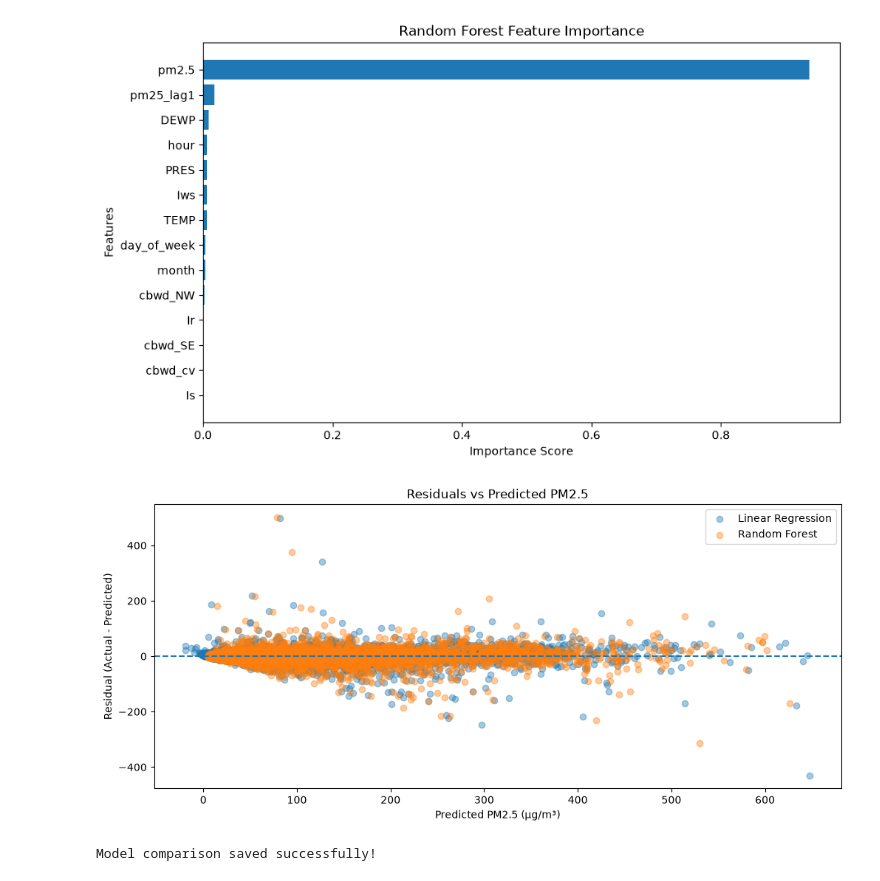
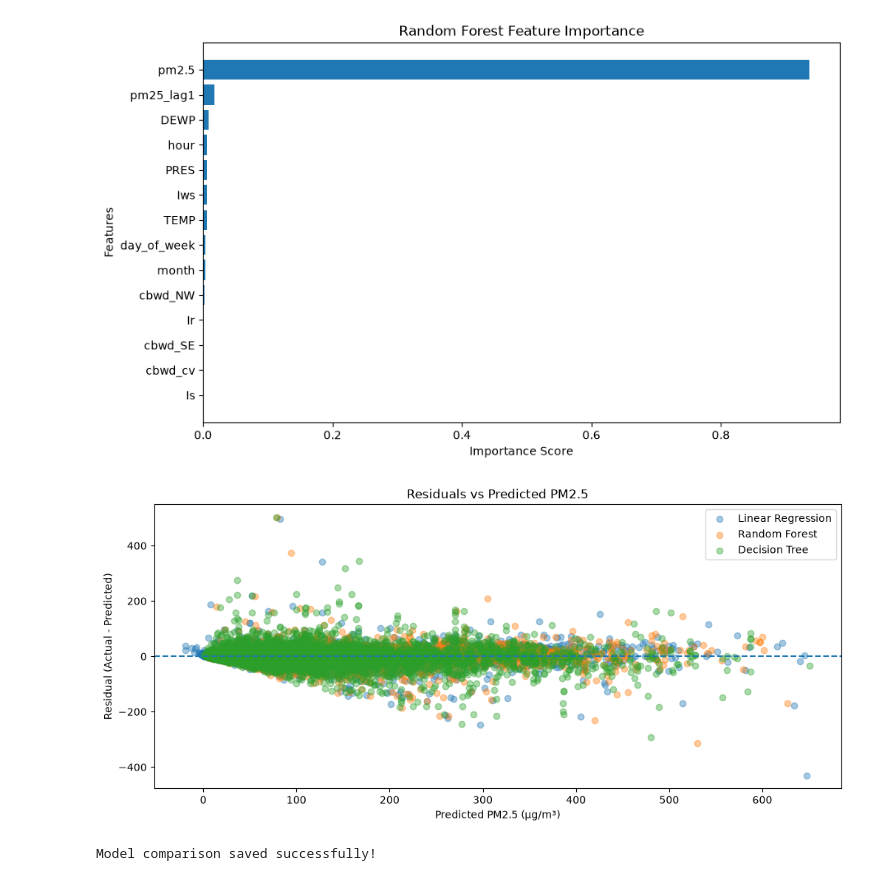
Before and after one commit to mkosh725/AirSense-ML, a Jupyter notebook: notebooks/04_feature_engineering.ipynb, the cells around one changed output. Saved outputs shown, nothing was run; the diff lists cells and outputs as text; code cells hidden in the pictures.

Commit message:
Add Decision Tree Regressor model training and evaluation

```diff
--- a/notebooks/04_feature_engineering.ipynb
+++ b/notebooks/04_feature_engineering.ipynb
@@ -5,7 +5,7 @@ import pandas as pd
 import numpy as np
 
 df_fe = pd.read_csv(
-    "../data/processed/air_quality_cleaned.csv",
+    "/Users/prajwalt/Downloads/air_quality_cleaned.csv",
     parse_dates=["datetime"]
 )
 # %%
@@ -127,3 +129,7 @@ from sklearn.ensemble import RandomForestRegressor
 print("Models imported successfully!")
 # %% [output]
 Models imported successfully!
+# %%
+dt_model = DecisionTreeRegressor(random_state=42)
+
+dt_model.fit(X_train, y_train)
@@ -130,3 +148,5 @@ Models imported successfully!
+# %%
+y_pred_dt = dt_model.predict(X_test)
 # %%
 #[MB02] Train Linear Regression
 
@@ -263,9 +318,11 @@ plt.show()
 # %%
-#[MB09] Calculate prediction residuals
+# [MB09] Calculate prediction residuals
 
 lr_residuals = y_test.values - y_pred_lr
 rf_residuals = y_test.values - y_pred_rf
+dt_residuals = y_test.values - y_pred_dt
 
 print("Linear Regression Mean Residual:", np.mean(lr_residuals))
 print("Random Forest Mean Residual:", np.mean(rf_residuals))
+print("Decision Tree Mean Residual:", np.mean(dt_residuals))
 # %% [output]
@@ -353,40 +414,47 @@ plt.show()
 # %% [output]
 [figure]
 # %%
-#[MB13] Plot residuals against predicted values
+# [MB13] Plot residuals against predicted values
 
 plt.figure(figsize=(12, 5))
 
 plt.scatter(
     y_pred_lr,
     lr_residuals,
     alpha=0.4,
     label="Linear Regression"
 )
 
 plt.scatter(
     y_pred_rf,
     rf_residuals,
     alpha=0.4,
     label="Random Forest"
 )
 
+plt.scatter(
+    y_pred_dt,
+    dt_residuals,
+    alpha=0.4,
+    label="Decision Tree"
+)
+
 plt.axhline(0, linestyle="--")
 
 plt.title("Residuals vs Predicted PM2.5")
 plt.xlabel("Predicted PM2.5 (µg/m³)")
 plt.ylabel("Residual (Actual - Predicted)")
 plt.legend()
 
 plt.savefig(
     "../results/graphs/residual_vs_predicted.png",
     dpi=300,
     bbox_inches="tight"
 )
 
 plt.show()
 # %% [output]
-[figure, old version]
+[figure, new version]
 # %%
 #[FD01] Save model comparison results
 
```
Also changed, not shown: parts of 10 cells of this notebook.
